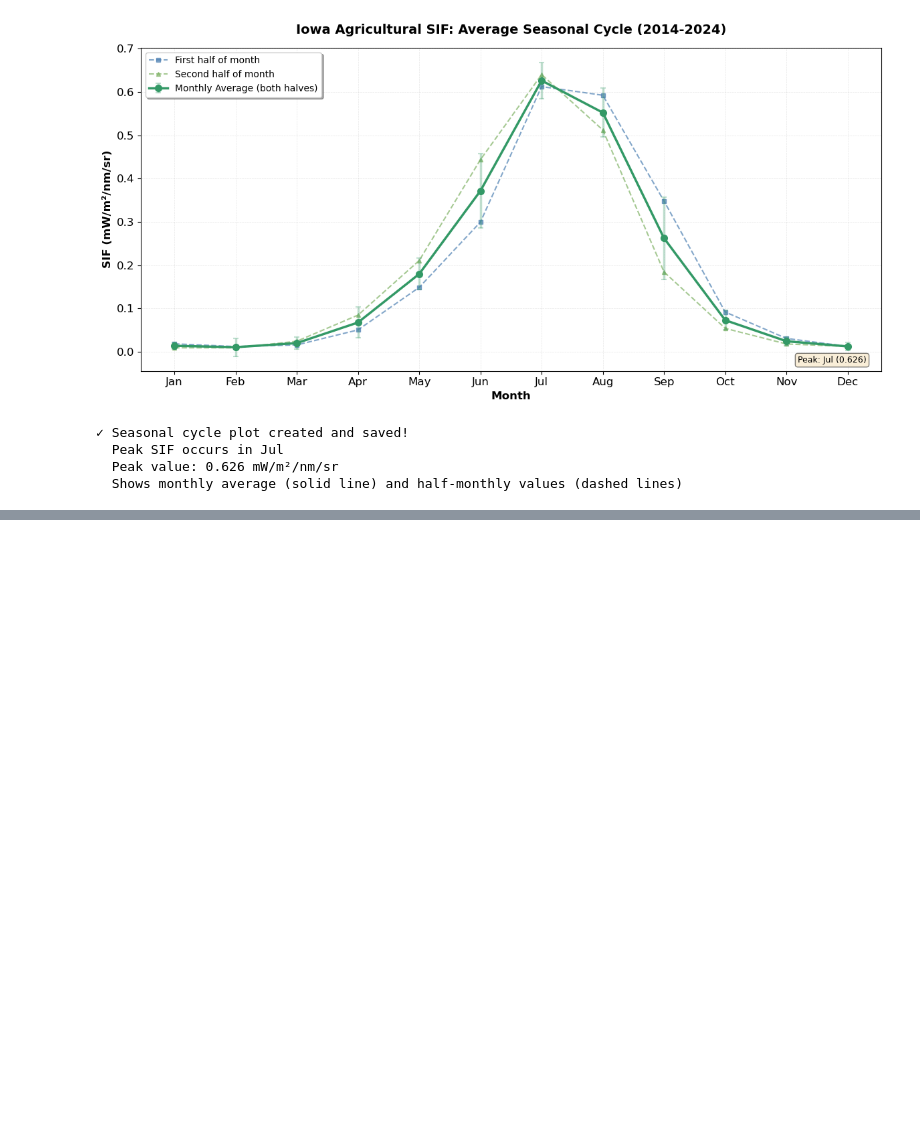
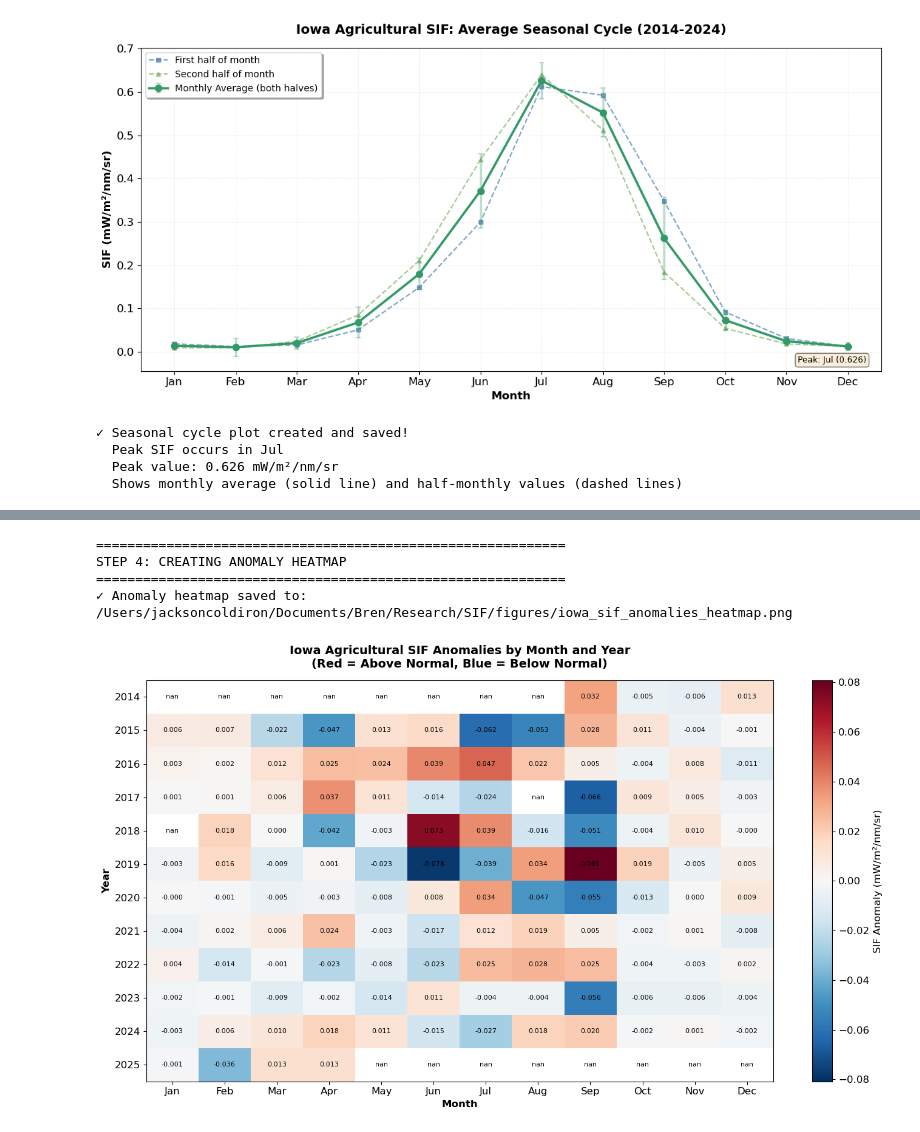
Before and after one commit to jacksoncoldiron/SIF-Analysis, a Jupyter notebook: src/sif_dataviz.ipynb, the cells around one changed output, grey strips where cells are left out. Saved outputs shown, nothing was run; the diff lists cells and outputs as text; code cells hidden in the pictures; blank space fills up the shorter version.

```diff
--- a/src/sif_dataviz.ipynb
+++ b/src/sif_dataviz.ipynb
@@ -1296,0 +1596,73 @@ ii. Drought year and non drought year
+# %%
+
+print("=" * 60)
+print("STEP 4: CREATING ANOMALY HEATMAP")
+print("=" * 60)
+
+# Alternative approach using matplotlib instead of seaborn
+import matplotlib.pyplot as plt
+import numpy as np
+
+# Create a pivot table for the heatmap
+heatmap_data = df.pivot_table(values='sif_anomaly', index='year', columns='month', aggfunc='mean')
+
+# Create the heatmap using matplotlib
+fig, ax = plt.subplots(figsize=(14, 8))
+
+# Create heatmap using imshow
+im = ax.imshow(heatmap_data.values, cmap='RdBu_r', aspect='auto', vmin=-heatmap_data.abs().max().max(), vmax=heatmap_data.abs().max().max())
+
+# Add colorbar
+cbar = plt.colorbar(im, ax=ax)
+cbar.set_label('SIF Anomaly (mW/m²/nm/sr)', fontsize=12)
+
+# Set ticks and labels
+ax.set_xticks(range(len(heatmap_data.columns)))
+ax.set_yticks(range(len(heatmap_data.index)))
+ax.set_xticklabels(heatmap_data.columns)
+ax.set_yticklabels(heatmap_data.index)
+
+# Add month names
+month_names = ['Jan', 'Feb', 'Mar', 'Apr', 'May', 'Jun',
+               'Jul', 'Aug', 'Sep', 'Oct', 'Nov', 'Dec']
+ax.set_xticklabels([month_names[int(x)-1] for x in heatmap_data.columns])
+
+# Add text annotations
+for i in range(len(heatmap_data.index)):
+    for j in range(len(heatmap_data.columns)):
+        text = ax.text(j, i, f'{heatmap_data.iloc[i, j]:.3f}',
+                      ha="center", va="center", color="black", fontsize=8)
+
+# Formatting
+ax.set_title('Iowa Agricultural SIF Anomalies by Month and Year\n(Red = Above Normal, Blue = Below Normal)',
+             fontsize=14, fontweight='bold', pad=15)
+ax.set_xlabel('Month', fontsize=12, fontweight='bold')
+ax.set_ylabel('Year', fontsize=12, fontweight='bold')
+
+plt.tight_layout()
+
+# Save the heatmap
+heatmap_path = "/Users/jacksoncoldiron/Documents/Bren/Research/SIF/figures/iowa_sif_anomalies_heatmap.png"
+fig.savefig(heatmap_path, dpi=300, bbox_inches='tight', facecolor='white')
+print(f"✓ Anomaly heatmap saved to: {heatmap_path}")
+
+plt.show()
+
+# Print some insights
+print()
+print("HEATMAP INSIGHTS:")
+print("=" * 40)
+print("Red cells = Above normal SIF (good growing conditions)")
+print("Blue cells = Below normal SIF (stressful conditions)")
+print()
+print("Most anomalous years (by average absolute anomaly):")
+year_anomalies = df.groupby('year')['sif_anomaly'].agg(['mean', 'std', lambda x: abs(x).mean()])
+year_anomalies.columns = ['mean_anomaly', 'std_anomaly', 'abs_mean_anomaly']
+year_anomalies = year_anomalies.sort_values('abs_mean_anomaly', ascending=False)
+print(year_anomalies.head())
+# %% [output]
+============================================================
+STEP 4: CREATING ANOMALY HEATMAP
+============================================================
+✓ Anomaly heatmap saved to: /Users/jacksoncoldiron/Documents/Bren/Research/SIF/figures/iowa_sif_anomalies_heatmap.png
+[figure, added]
```
Also changed, not shown: parts of 21 cells of this notebook, 1 other file.
